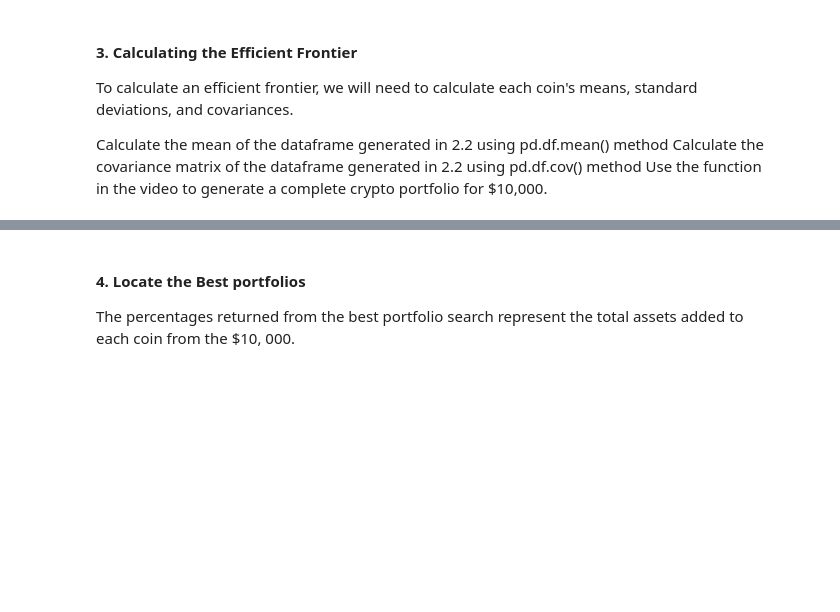
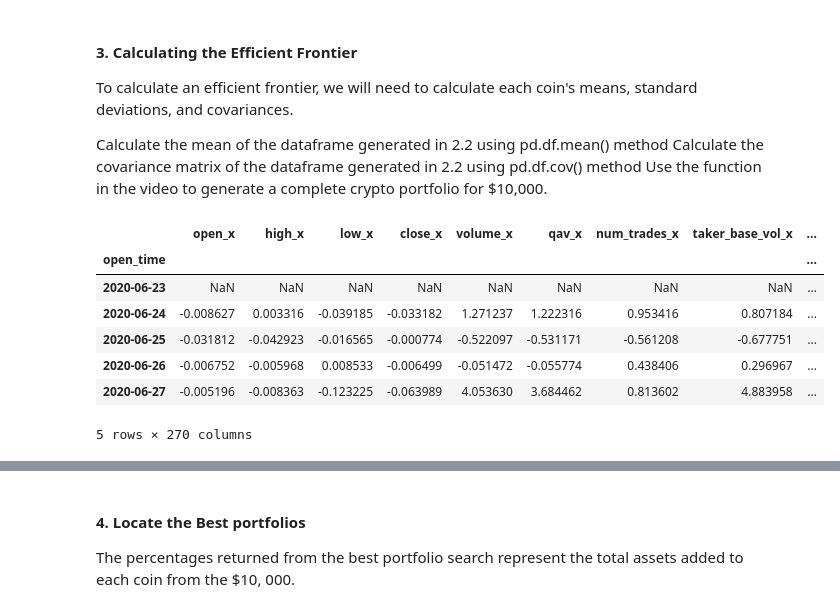
Before and after one commit to yyin422/fall23-5700-group-3, a Jupyter notebook: HW2/5700_HW_2.ipynb, the cells around one changed output, grey strips where cells are left out. Cells and saved outputs as stored; diff of their text form; code cells hidden in the pictures; blank space fills up the shorter version.

```diff
--- a/HW2/5700_HW_2.ipynb
+++ b/HW2/5700_HW_2.ipynb
@@ -163,10 +159,19 @@ Use the function in the video to generate a complete crypto portfolio for $10,00
 # %%
 def calc_daily_returns(df):
     return (df.pct_change())
  #calculate the daily percent change between the
 
-coin_daily_returns = calc_daily_returns(Combined data)
+coin_daily_returns = calc_daily_returns(coins)
 coin_daily_returns.head()
+# %% [output]
+|  | open_x | high_x | low_x | close_x | volume_x | qav_x | num_trades_x | taker_base_vol_x | ... |
+| open_time |  |  |  |  |  |  |  |  | ... |
+| 2020-06-23 | NaN | NaN | NaN | NaN | NaN | NaN | NaN | NaN | ... |
+| 2020-06-24 | -0.008627 | 0.003316 | -0.039185 | -0.033182 | 1.271237 | 1.222316 | 0.953416 | 0.807184 | ... |
+| 2020-06-25 | -0.031812 | -0.042923 | -0.016565 | -0.000774 | -0.522097 | -0.531171 | -0.561208 | -0.677751 | ... |
+| 2020-06-26 | -0.006752 | -0.005968 | 0.008533 | -0.006499 | -0.051472 | -0.055774 | 0.438406 | 0.296967 | ... |
+| 2020-06-27 | -0.005196 | -0.008363 | -0.123225 | -0.063989 | 4.053630 | 3.684462 | 0.813602 | 4.883958 | ... |
+5 rows × 270 columns
 # %%
 def calc_mean_daily_returns(daily_returns):
     return(daily_returns.mean())
```
Also changed, not shown: parts of 10 cells of this notebook, 2 other files.
